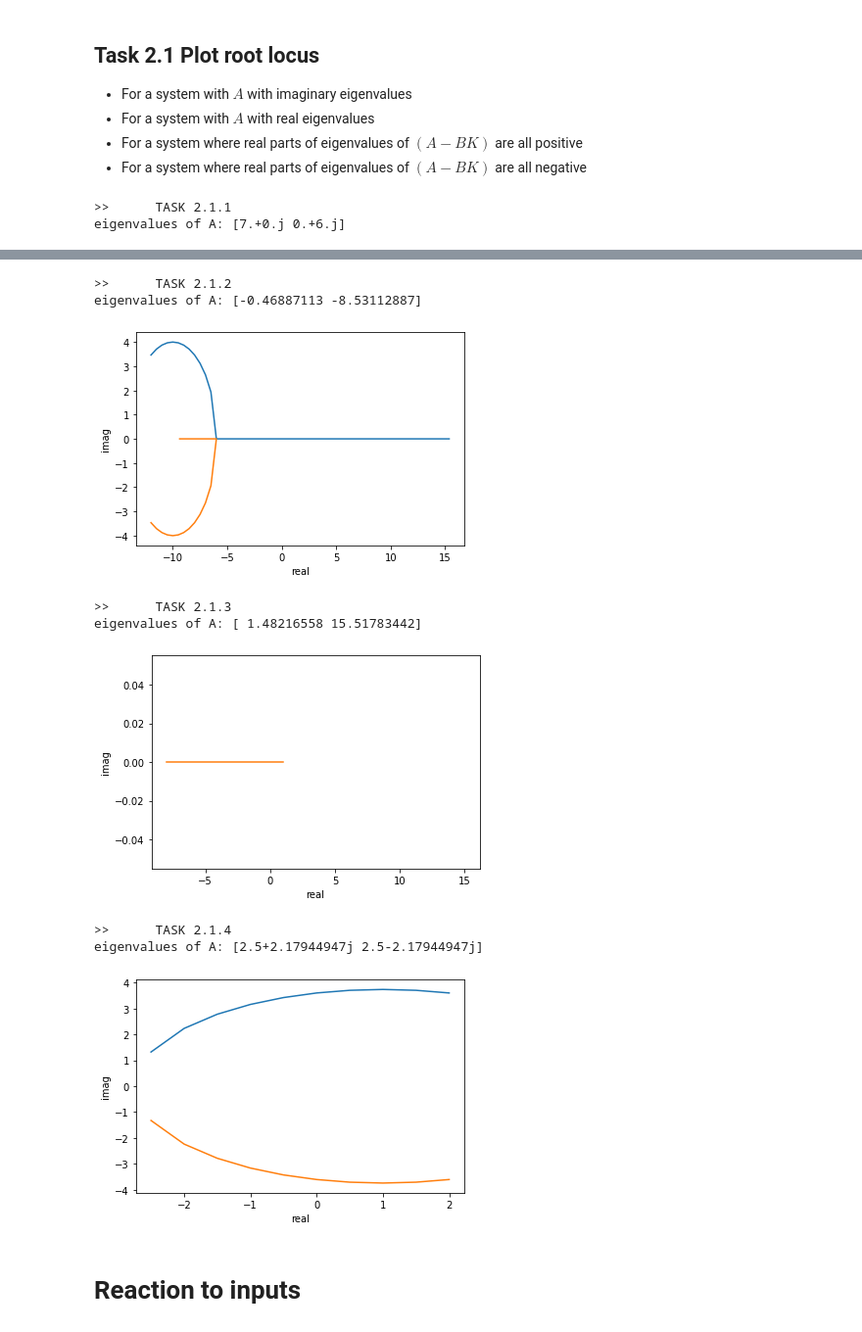
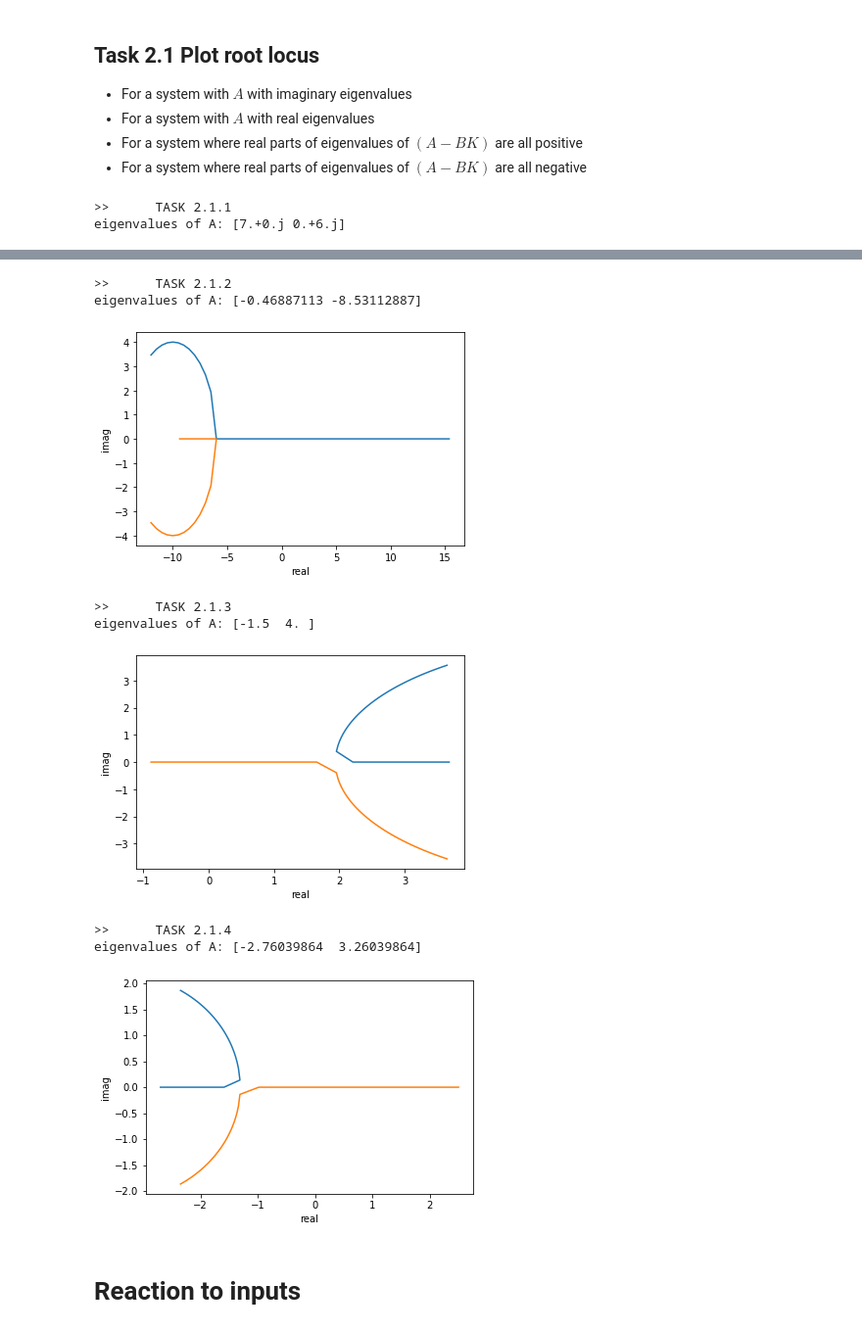
Before and after one commit to Ehsan2754/Spring2021Labs, a Jupyter notebook: Ehsan_Shaghaei_B1903_LAB2.ipynb, the cells around one changed output, grey strips where cells are left out. Shown: that part at 98% size. Cells and saved outputs as stored; diff of their text form; code cells hidden in the pictures.

```diff
--- a/Ehsan_Shaghaei_B1903_LAB2.ipynb
+++ b/Ehsan_Shaghaei_B1903_LAB2.ipynb
@@ -556,9 +556,9 @@ plt.show()
 
 #TASK 2.1.3
 print(">>\tTASK 2.1.3")
-A = np.array([[2,1], [7,15]])
-B = np.array([[1], [0]])
-K0 = np.array([[1, 1]]);
+A = np.array([[1, 2.5], [3, 1.5]])
+B = np.array([[-0.5], [1]])
+K0 = np.array([[1.5, 0.2]]);
 e, v = eig(A)
 print('eigenvalues of A:',e)
 k_min = 1;
@@ -584,44 +584,44 @@ plt.show()
 
 #TASK 2.1.4
 print(">>\tTASK 2.1.4")
-A = np.array([[4,-1], [7,1]])
-B = np.array([[1], [0]])
-K0 = np.array([[1, 1]]);
+A = np.array([[-1, 2.5], [3, 1.5]])
+B = np.array([[0.5], [1]])
+K0 = np.array([[1.5, 0.2]]);
 e, v = eig(A)
 print('eigenvalues of A:',e)
 k_min = 1;
 k_max = 10;
 k_step = 0.1;
 Count = np.floor((k_max-k_min)/k_step)
 Count = Count.astype(int)
 k_range = np.linspace(k_min, k_max, Count)
 E = np.zeros((Count, 4))
 for i in range(Count):
     K0[0, 0] = k_range[i]
     ei, v = eig((A - B.dot(K0)))
     E[i, 0] = np.real(ei[0])
     E[i, 1] = np.imag(ei[0])
     E[i, 2] = np.real(ei[1])
     E[i, 3] = np.imag(ei[1])
 
 plt.plot(E[:, 0], E[:, 1])
 plt.plot(E[:, 2], E[:, 3])
 plt.xlabel('real')
 plt.ylabel('imag')
 plt.show()
 # %% [output]
 >>      TASK 2.1.1
 eigenvalues of A: [7.+0.j 0.+6.j]
 [figure]
 >>      TASK 2.1.2
 eigenvalues of A: [-0.46887113 -8.53112887]
 [figure]
 >>      TASK 2.1.3
-eigenvalues of A: [ 1.48216558 15.51783442]
+eigenvalues of A: [-1.5  4. ]
-[figure, old version]
+[figure, new version]
 >>      TASK 2.1.4
-eigenvalues of A: [2.5+2.17944947j 2.5-2.17944947j]
+eigenvalues of A: [-2.76039864  3.26039864]
-[figure, old version]
+[figure, new version]
 # %% [markdown]
 # Reaction to inputs
 # %% [markdown]
```
Also changed, not shown: parts of 17 cells of this notebook.
